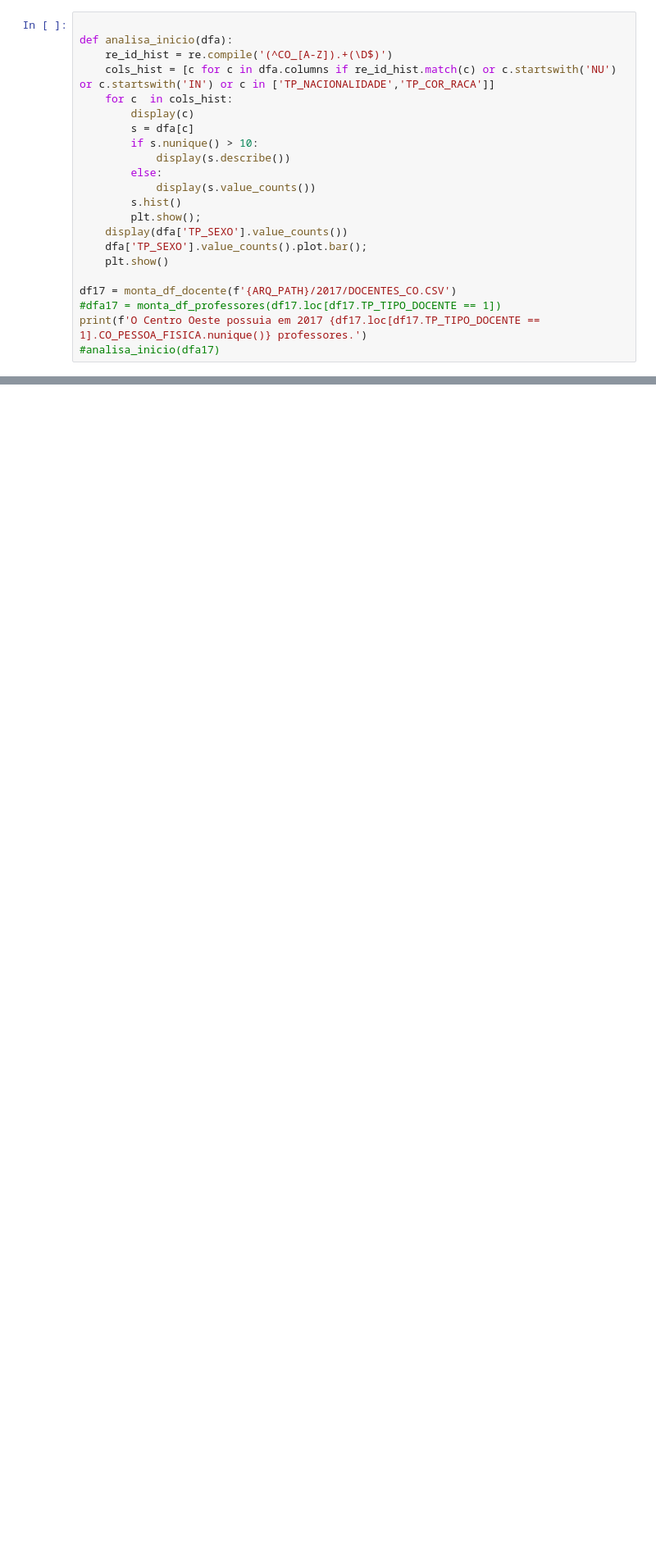
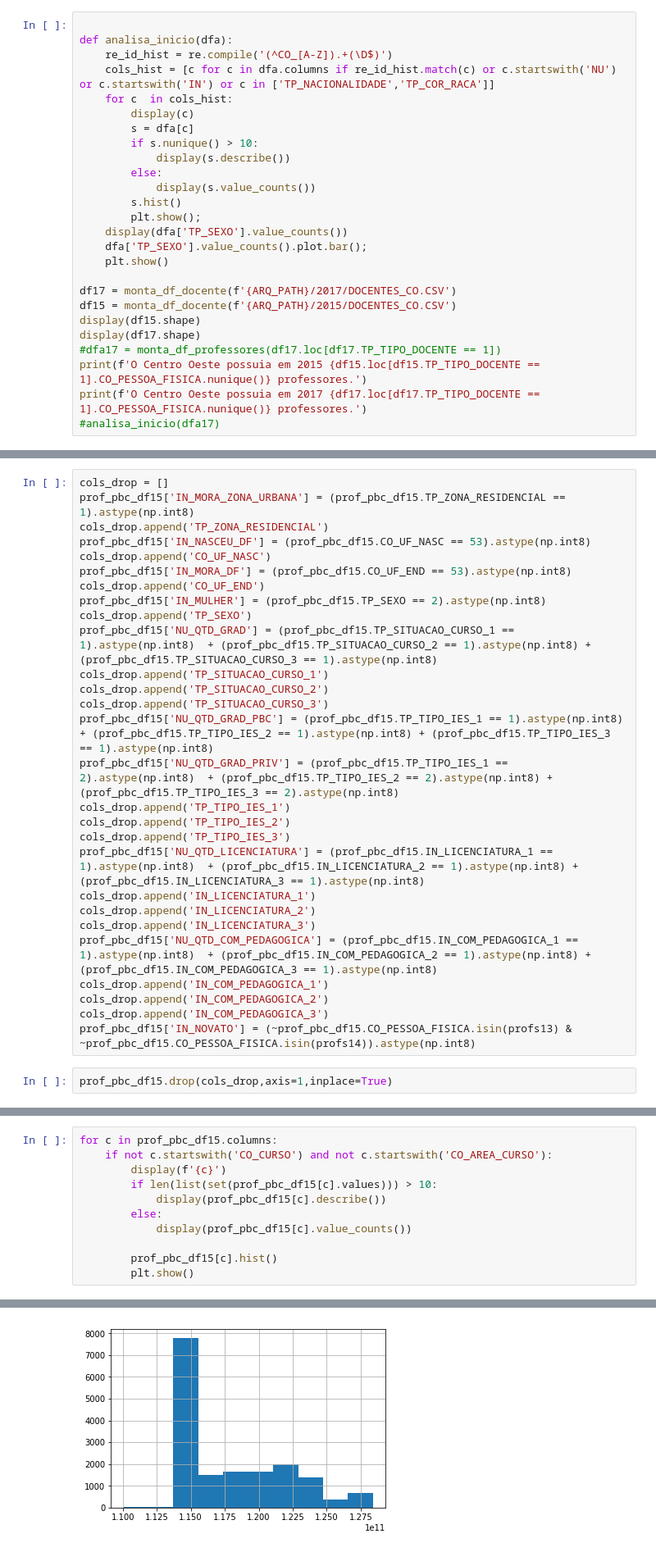
Before and after one commit to itsbarreto/educacao, a Jupyter notebook: SaidaDeProfessores.ipynb, the cells around one changed output, grey strips where cells are left out. Shown: that part at 82% size. Drawn from its saved outputs; the diff is of its cells as text; blank space fills up the shorter version.

```diff
--- a/SaidaDeProfessores.ipynb
+++ b/SaidaDeProfessores.ipynb
@@ -109,7 +82,11 @@ def analisa_inicio(dfa):
     plt.show()
 
 df17 = monta_df_docente(f'{ARQ_PATH}/2017/DOCENTES_CO.CSV')
+df15 = monta_df_docente(f'{ARQ_PATH}/2015/DOCENTES_CO.CSV')
+display(df15.shape)
+display(df17.shape)
 #dfa17 = monta_df_professores(df17.loc[df17.TP_TIPO_DOCENTE == 1])
+print(f'O Centro Oeste possuia em 2015 {df15.loc[df15.TP_TIPO_DOCENTE == 1].CO_PESSOA_FISICA.nunique()} professores.')
 print(f'O Centro Oeste possuia em 2017 {df17.loc[df17.TP_TIPO_DOCENTE == 1].CO_PESSOA_FISICA.nunique()} professores.')
 #analisa_inicio(dfa17)
 # %% [output]
@@ -169 +178,31 @@ d = t.copy()
+# %%
+cols_drop = []
+prof_pbc_df15['IN_MORA_ZONA_URBANA'] = (prof_pbc_df15.TP_ZONA_RESIDENCIAL == 1).astype(np.int8)
+cols_drop.append('TP_ZONA_RESIDENCIAL')
+prof_pbc_df15['IN_NASCEU_DF'] = (prof_pbc_df15.CO_UF_NASC == 53).astype(np.int8)
+cols_drop.append('CO_UF_NASC')
+prof_pbc_df15['IN_MORA_DF'] = (prof_pbc_df15.CO_UF_END == 53).astype(np.int8)
+cols_drop.append('CO_UF_END')
+prof_pbc_df15['IN_MULHER'] = (prof_pbc_df15.TP_SEXO == 2).astype(np.int8)
+cols_drop.append('TP_SEXO')
+prof_pbc_df15['NU_QTD_GRAD'] = (prof_pbc_df15.TP_SITUACAO_CURSO_1 == 1).astype(np.int8)  + (prof_pbc_df15.TP_SITUACAO_CURSO_2 == 1).astype(np.int8) + (prof_pbc_df15.TP_SITUACAO_CURSO_3 == 1).astype(np.int8)
+cols_drop.append('TP_SITUACAO_CURSO_1')
+cols_drop.append('TP_SITUACAO_CURSO_2')
+cols_drop.append('TP_SITUACAO_CURSO_3')
+prof_pbc_df15['NU_QTD_GRAD_PBC'] = (prof_pbc_df15.TP_TIPO_IES_1 == 1).astype(np.int8)  + (prof_pbc_df15.TP_TIPO_IES_2 == 1).astype(np.int8) + (prof_pbc_df15.TP_TIPO_IES_3 == 1).astype(np.int8)
+prof_pbc_df15['NU_QTD_GRAD_PRIV'] = (prof_pbc_df15.TP_TIPO_IES_1 == 2).astype(np.int8)  + (prof_pbc_df15.TP_TIPO_IES_2 == 2).astype(np.int8) + (prof_pbc_df15.TP_TIPO_IES_3 == 2).astype(np.int8)
+cols_drop.append('TP_TIPO_IES_1')
+cols_drop.append('TP_TIPO_IES_2')
+cols_drop.append('TP_TIPO_IES_3')
+prof_pbc_df15['NU_QTD_LICENCIATURA'] = (prof_pbc_df15.IN_LICENCIATURA_1 == 1).astype(np.int8)  + (prof_pbc_df15.IN_LICENCIATURA_2 == 1).astype(np.int8) + (prof_pbc_df15.IN_LICENCIATURA_3 == 1).astype(np.int8)
+cols_drop.append('IN_LICENCIATURA_1')
+cols_drop.append('IN_LICENCIATURA_2')
+cols_drop.append('IN_LICENCIATURA_3')
+prof_pbc_df15['NU_QTD_COM_PEDAGOGICA'] = (prof_pbc_df15.IN_COM_PEDAGOGICA_1 == 1).astype(np.int8)  + (prof_pbc_df15.IN_COM_PEDAGOGICA_2 == 1).astype(np.int8) + (prof_pbc_df15.IN_COM_PEDAGOGICA_3 == 1).astype(np.int8)
+cols_drop.append('IN_COM_PEDAGOGICA_1')
+cols_drop.append('IN_COM_PEDAGOGICA_2')
+cols_drop.append('IN_COM_PEDAGOGICA_3')
+prof_pbc_df15['IN_NOVATO'] = (~prof_pbc_df15.CO_PESSOA_FISICA.isin(profs13) & ~prof_pbc_df15.CO_PESSOA_FISICA.isin(profs14)).astype(np.int8)
+# %%
+prof_pbc_df15.drop(cols_drop,axis=1,inplace=True)
 # %%
@@ -208,0 +220,12 @@ pss_ano = ajusta_colunas_int_df_inep(a)
+# %%
+for c in prof_pbc_df15.columns:
+    if not c.startswith('CO_CURSO') and not c.startswith('CO_AREA_CURSO'):
+        display(f'{c}')
+        if len(list(set(prof_pbc_df15[c].values))) > 10:
+            display(prof_pbc_df15[c].describe())
+        else:
+            display(prof_pbc_df15[c].value_counts())
+
+        prof_pbc_df15[c].hist()
+        plt.show()
+# %% [output]
@@ -208,0 +242 @@ pss_ano = ajusta_colunas_int_df_inep(a)
+[figure, added]
```
Also changed, not shown: parts of 43 cells of this notebook, 3 other files.
